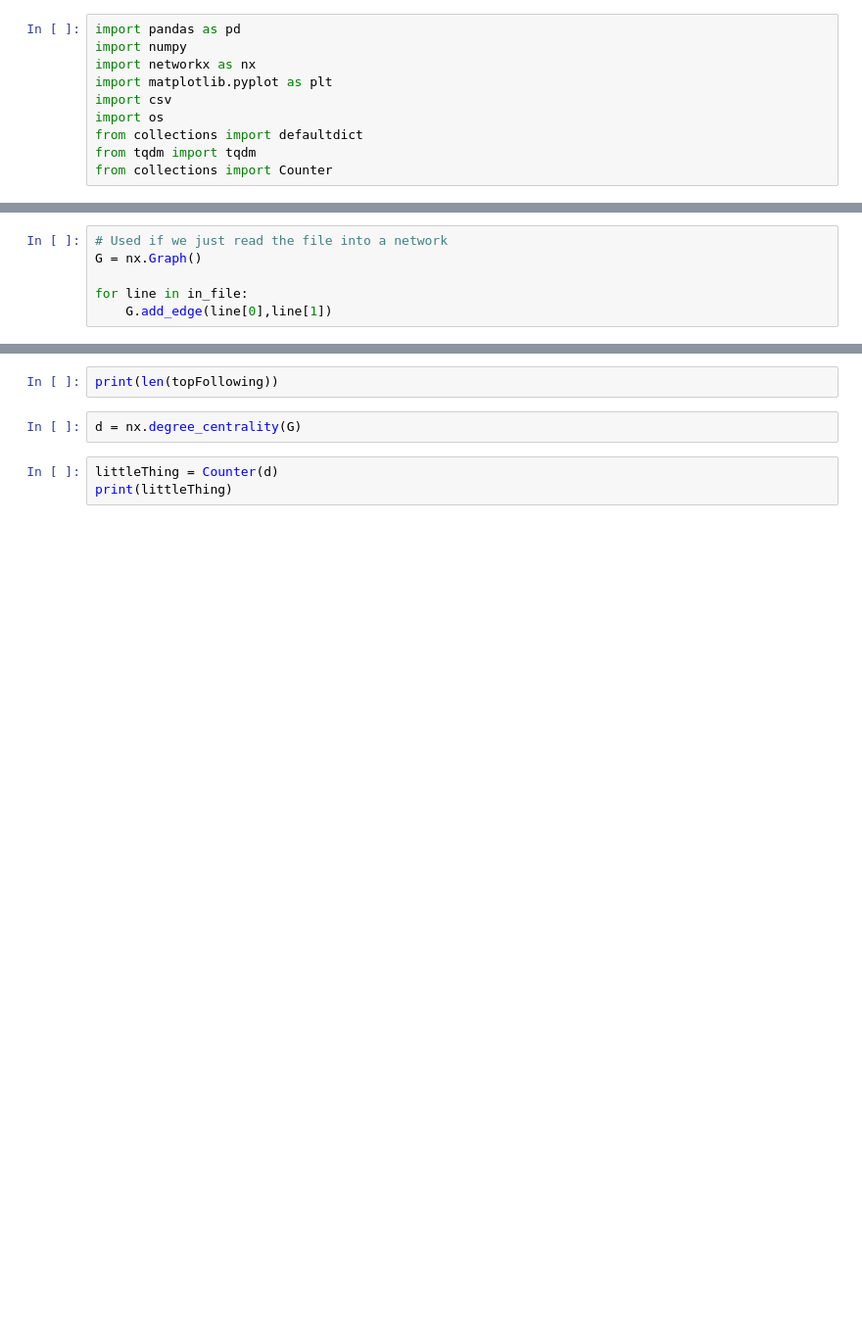
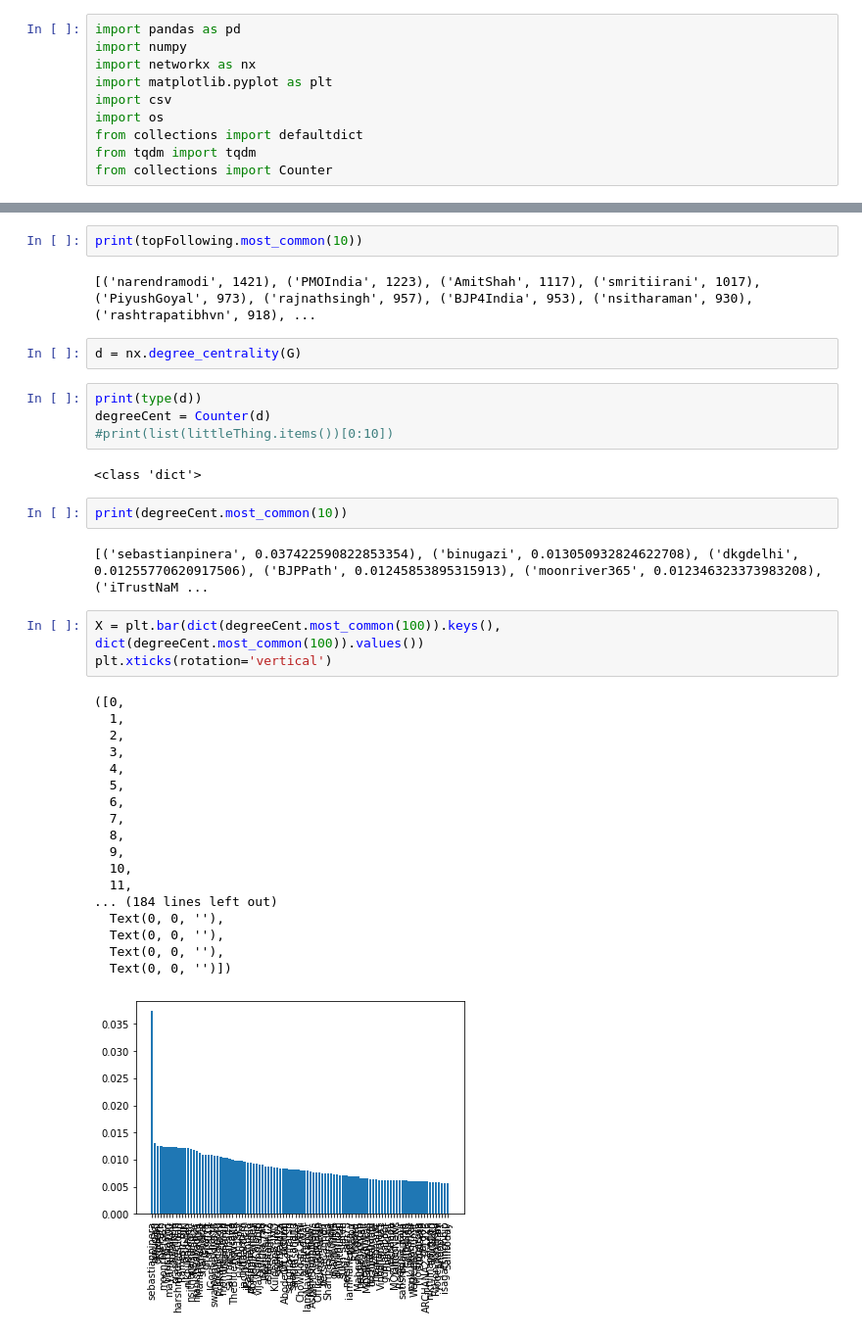
Before and after one commit to Ave-Wat/TwitterNetworkAnalysis, a Jupyter notebook: Data Visualizations.ipynb, the cells around one changed output, grey strips where cells are left out. Shown at 98% size. Saved outputs shown, nothing was run; the diff lists cells and outputs as text; blank space fills up the shorter version.

Commit message:
added filteredDictionary by degree centrality

```diff
--- a/Data Visualizations.ipynb
+++ b/Data Visualizations.ipynb
@@ -65,9 +84,3 @@ NameError: name 'df' is not defined
-# %%
-# Used if we just read the file into a network
-G = nx.Graph()
-
-for line in in_file:
-    G.add_edge(line[0],line[1])
 # %%
 G.number_of_nodes()
 # %% [output]
@@ -95,7 +107,38 @@ topFollowing = findMostFollowed(df)
 # %%
-print(len(topFollowing))
+print(topFollowing.most_common(10))
+# %% [output]
+[('narendramodi', 1421), ('PMOIndia', 1223), ('AmitShah', 1117), ('smritiirani', 1017), ('PiyushGoyal', 973), ('rajnathsingh', 957), ('BJP4India', 953), ('nsitharaman', 930), ('rashtrapatibhvn', 918), ...
 # %%
 d = nx.degree_centrality(G)
 # %%
-littleThing = Counter(d)
-print(littleThing)
+print(type(d))
+degreeCent = Counter(d)
+#print(list(littleThing.items())[0:10])
+# %% [output]
+<class 'dict'>
+# %%
+print(degreeCent.most_common(10))
+# %% [output]
+[('sebastianpinera', 0.037422590822853354), ('binugazi', 0.013050932824622708), ('dkgdelhi', 0.01255770620917506), ('BJPPath', 0.01245853895315913), ('moonriver365', 0.012346323373983208), ('iTrustNaM ...
+# %%
+X = plt.bar(dict(degreeCent.most_common(100)).keys(), dict(degreeCent.most_common(100)).values())
+plt.xticks(rotation='vertical')
+# %% [output]
+([0,
+  1,
+  2,
+  3,
+  4,
+  5,
+  6,
+  7,
+  8,
+  9,
+  10,
+  11,
+... (184 lines left out)
+  Text(0, 0, ''),
+  Text(0, 0, ''),
+  Text(0, 0, ''),
+  Text(0, 0, '')])
+[figure, added]
```
Also changed, not shown: parts of 17 cells of this notebook, 3 other files.
